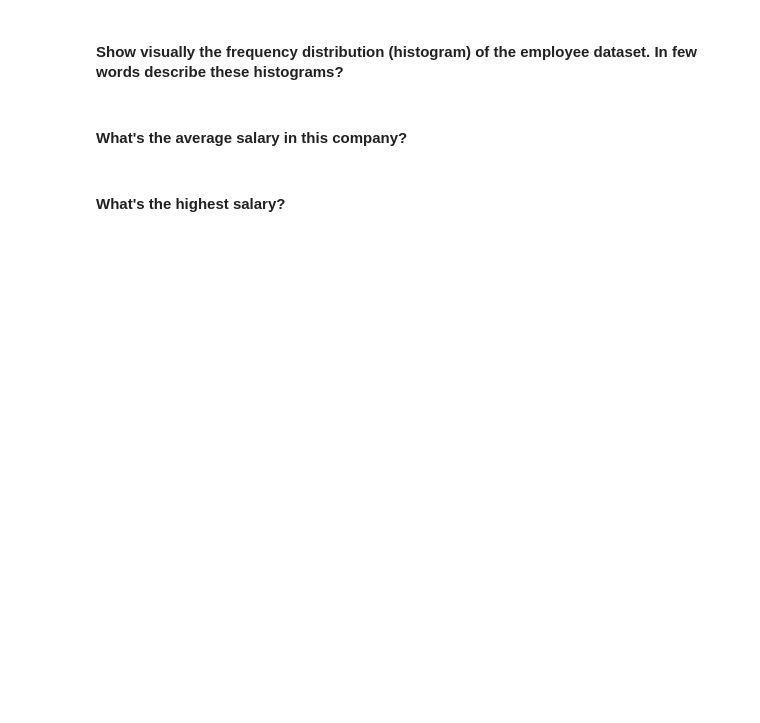
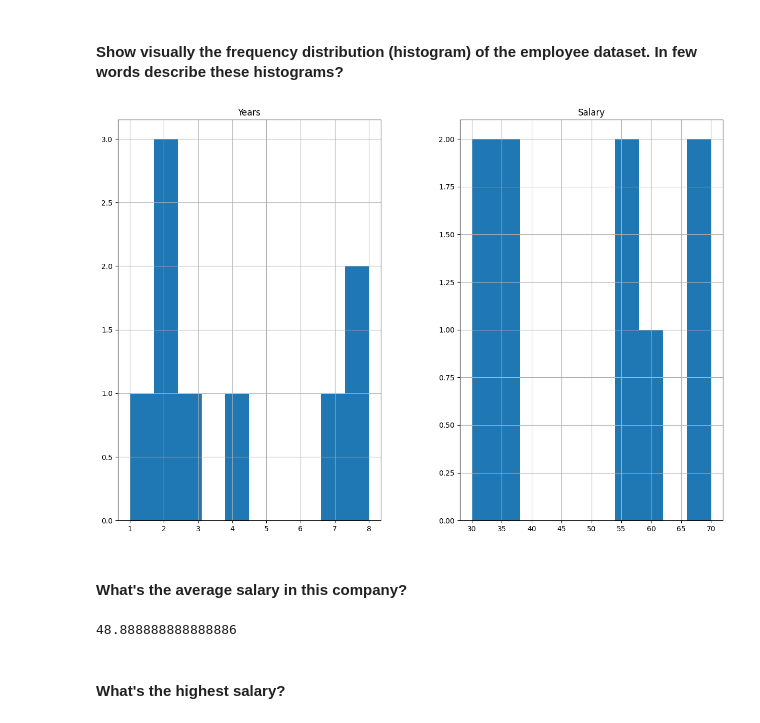
Before and after one commit to sergioironhack/ironhack-ai-course, a Jupyter notebook: lab-solutions/lab-descriptive-stats/Lab. Descriptive stats.ipynb, the cells around one changed output. Cells and saved outputs as stored; diff of their text form; code cells hidden in the pictures; blank space fills up the shorter version.

```diff
--- a/lab-solutions/lab-descriptive-stats/Lab. Descriptive stats.ipynb
+++ b/lab-solutions/lab-descriptive-stats/Lab. Descriptive stats.ipynb
@@ -86,0 +127,3 @@ temp['State'].value_counts()
+# %%
+employee = pd.read_csv('employee.csv')
+print(employee)
@@ -95,3 +156,10 @@ temp['State'].value_counts()
+# %%
+import matplotlib.pyplot as plt
+
+employee.hist(bins=10, figsize=(15, 10))
+plt.show()
+# %% [output]
+[figure, added]
 # %%
 # YOUR CODE HERE
 # %%
@@ -103,2 +169,7 @@ temp['State'].value_counts()
+# %%
+avg_salary = employee['Salary'].mean()
+print(avg_salary)
+# %% [output]
+48.888888888888886
 # %% [markdown]
 #### What's the highest salary?
```
Also changed, not shown: parts of 91 cells of this notebook, 5 other files.
